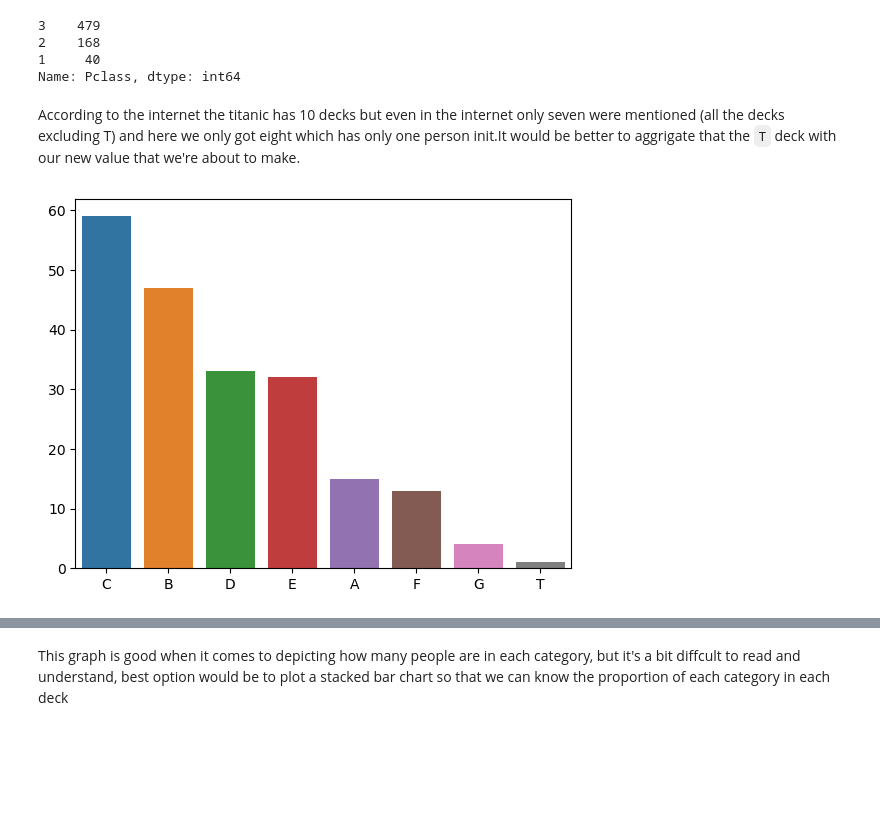
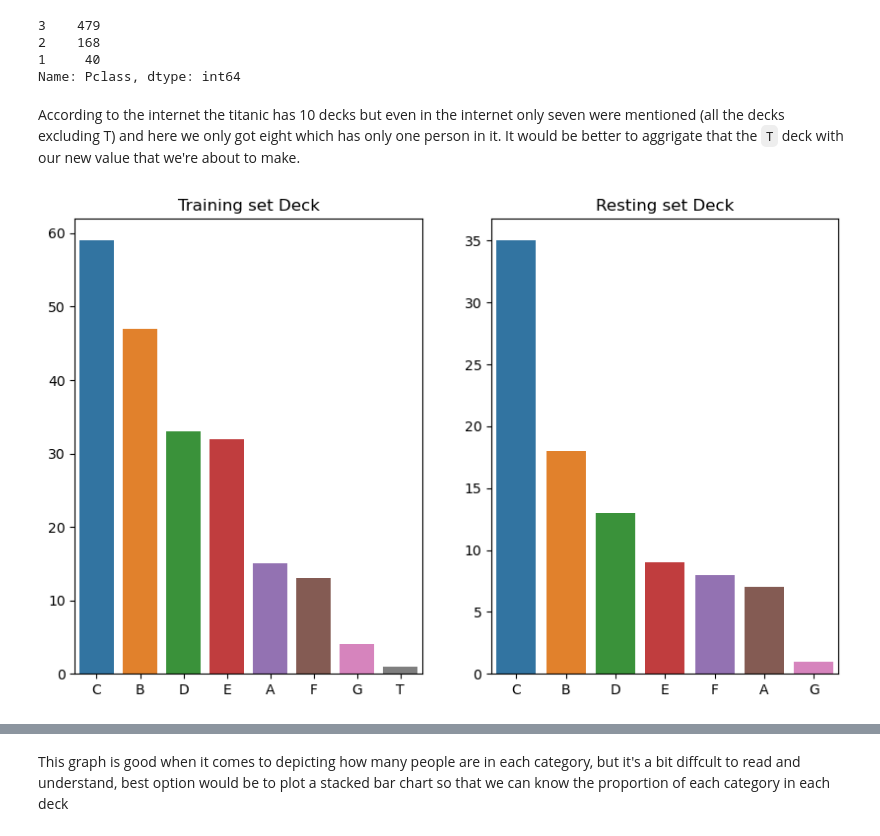
Before and after one commit to abdulqadirmuazzim/Titanic, a Jupyter notebook: titanic.ipynb, the cells around one changed output, grey strips where cells are left out. Drawn from its saved outputs; the diff is of its cells as text; code cells hidden in the pictures; blank space fills up the shorter version.

```diff
--- a/titanic.ipynb
+++ b/titanic.ipynb
@@ -222,13 +259,21 @@ train[train.Cabin.isna()].Pclass.value_counts()
 1     40
 Name: Pclass, dtype: int64
 # %% [markdown]
-According to the internet the titanic has 10 decks but even in the internet only seven were mentioned (all the decks excluding T) and here we only got eight which has only one person init.It would be better to aggrigate that the `T` deck with our new value that we're about to make.
+According to the internet the titanic has 10 decks but even in the internet only seven were mentioned (all the decks excluding T) and here we only got eight which has only one person in it. It would be better to aggrigate that the `T` deck with our new value that we're about to make.
-# %%
-
-sns.barplot(x=deck_counts.index, y=deck_counts.values)
-plt.show()
-# %% [output]
-[figure, removed]
+# %%
+plt.figure(figsize=(10, 6))
+
+plt.subplot(121)
+sns.barplot(x=train_counts.index, y=train_counts.values)
+plt.title("Training set Deck")
+
+plt.subplot(122)
+sns.barplot(x=test_counts.index, y=test_counts.values)
+plt.title("Resting set Deck")
+
+plt.show()
+# %% [output]
+[figure, added]
 # %%
 train.Deck.fillna("N")
 new = train.Deck.replace("T", "G")
```
Also changed, not shown: parts of 48 cells of this notebook, 1 other file.
